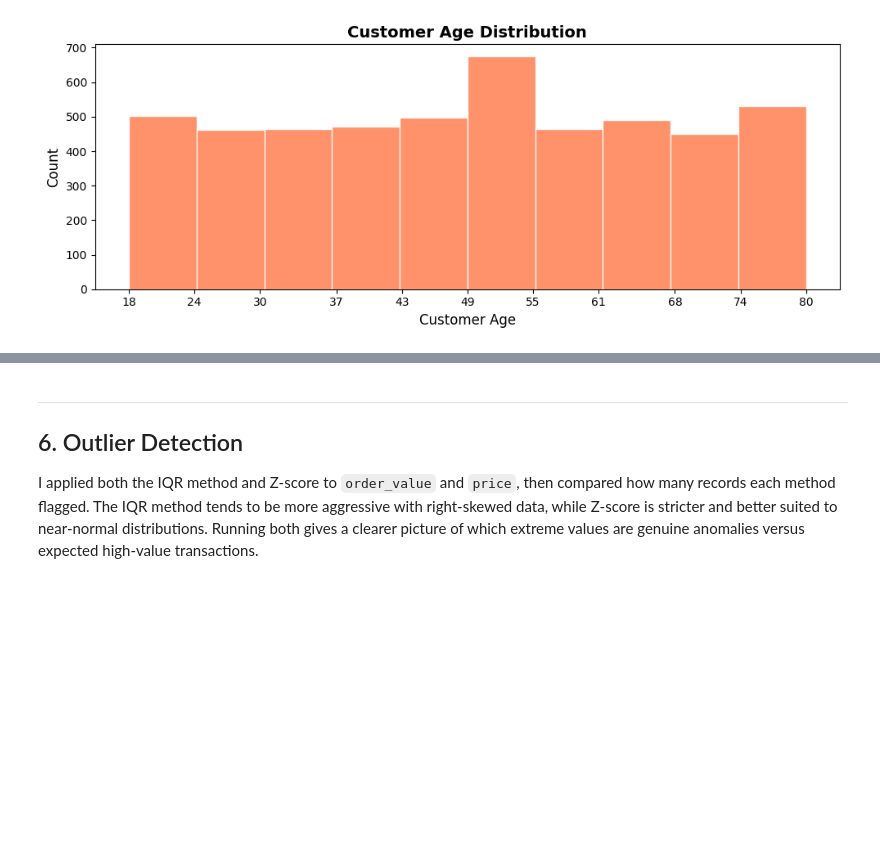
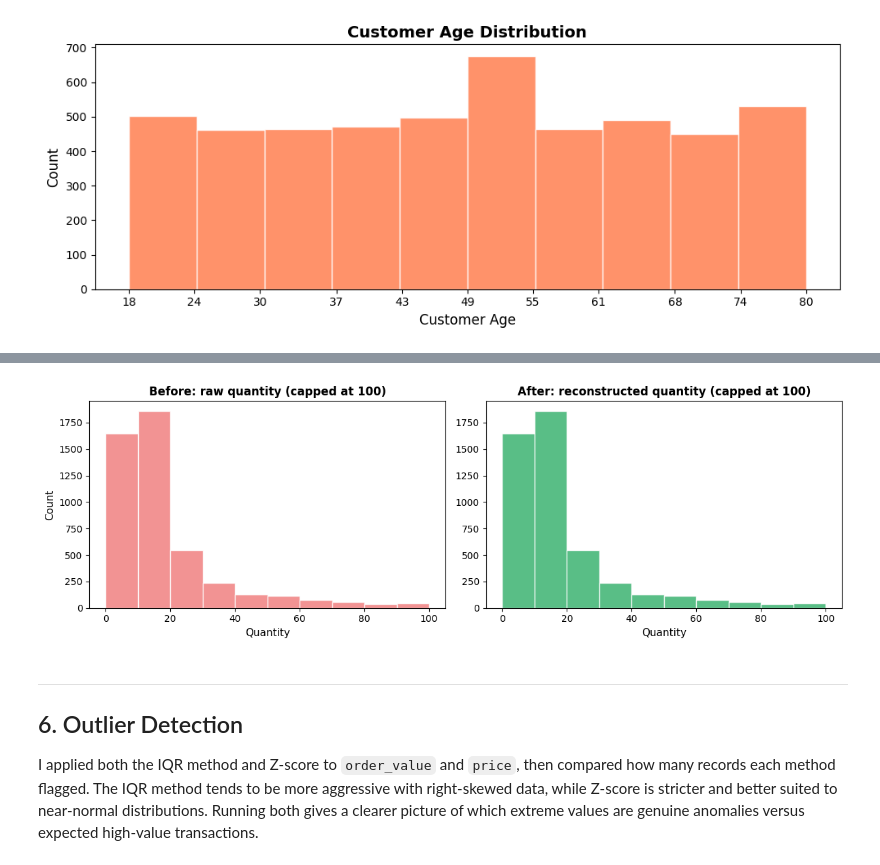
Before and after one commit to DebbieJara/everpeak-analysis, a Jupyter notebook: retail_data_analysis.ipynb, the cells around one changed output, grey strips where cells are left out. Cells and saved outputs as stored; diff of their text form; code cells hidden in the pictures; blank space fills up the shorter version.

```diff
--- a/retail_data_analysis.ipynb
+++ b/retail_data_analysis.ipynb
@@ -418,3 +512,20 @@ plt.show()
+# %%
+# Quantity distribution: before vs. after reconstructing the 0-sentinel
+fig, axes = plt.subplots(1, 2, figsize=(12, 4))
+
+axes[0].hist(df_raw['quantity'], bins=10, range=(0, 100), color='lightcoral', edgecolor='white', alpha=0.85)
+axes[0].set_xlabel('Quantity', fontsize=11)
+axes[0].set_ylabel('Count', fontsize=11)
+axes[0].set_title('Before: raw quantity (capped at 100)', fontsize=12, fontweight='bold')
+
+axes[1].hist(df['quantity'], bins=10, range=(0, 100), color='mediumseagreen', edgecolor='white', alpha=0.85)
+axes[1].set_xlabel('Quantity', fontsize=11)
+axes[1].set_title('After: reconstructed quantity (capped at 100)', fontsize=12, fontweight='bold')
+
+plt.tight_layout()
+plt.show()
+# %% [output]
+[figure, added]
 # %% [markdown]
 ---
 ## 6. Outlier Detection
```
Also changed, not shown: parts of 23 cells of this notebook.
